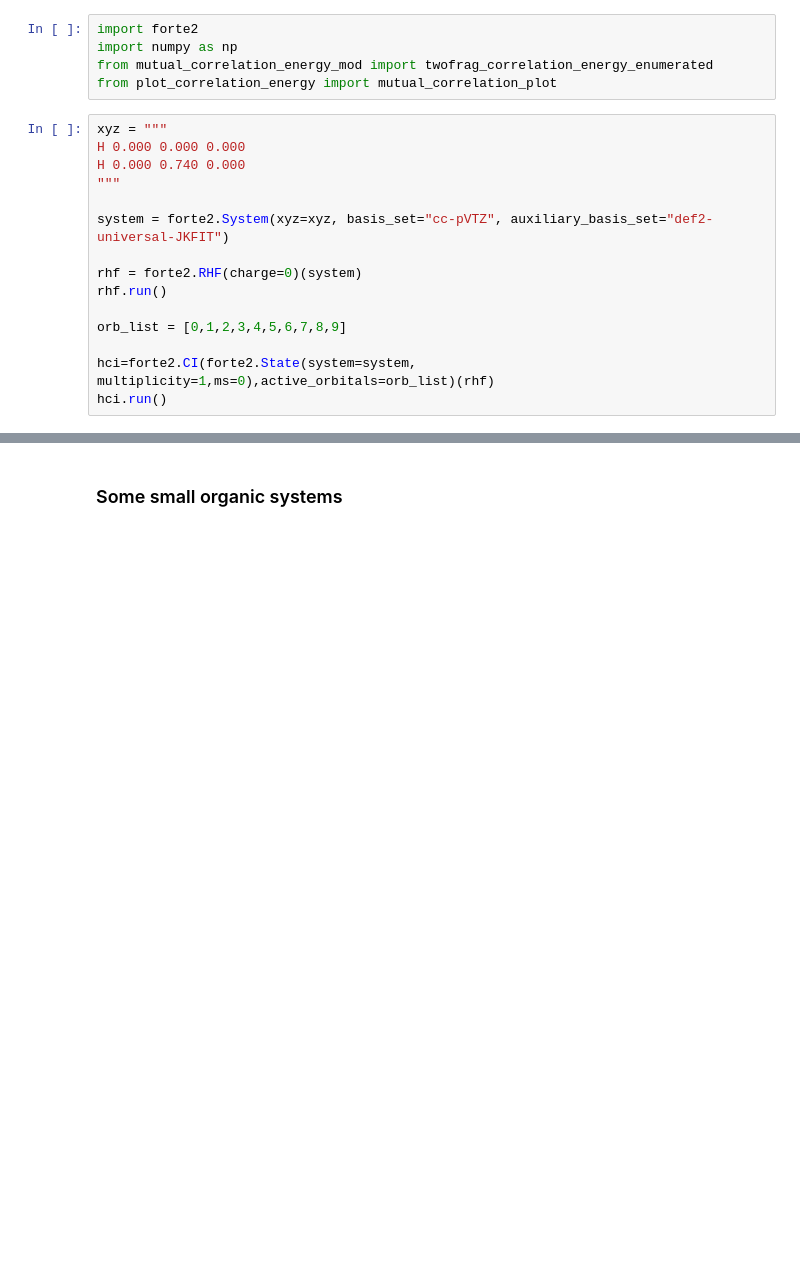
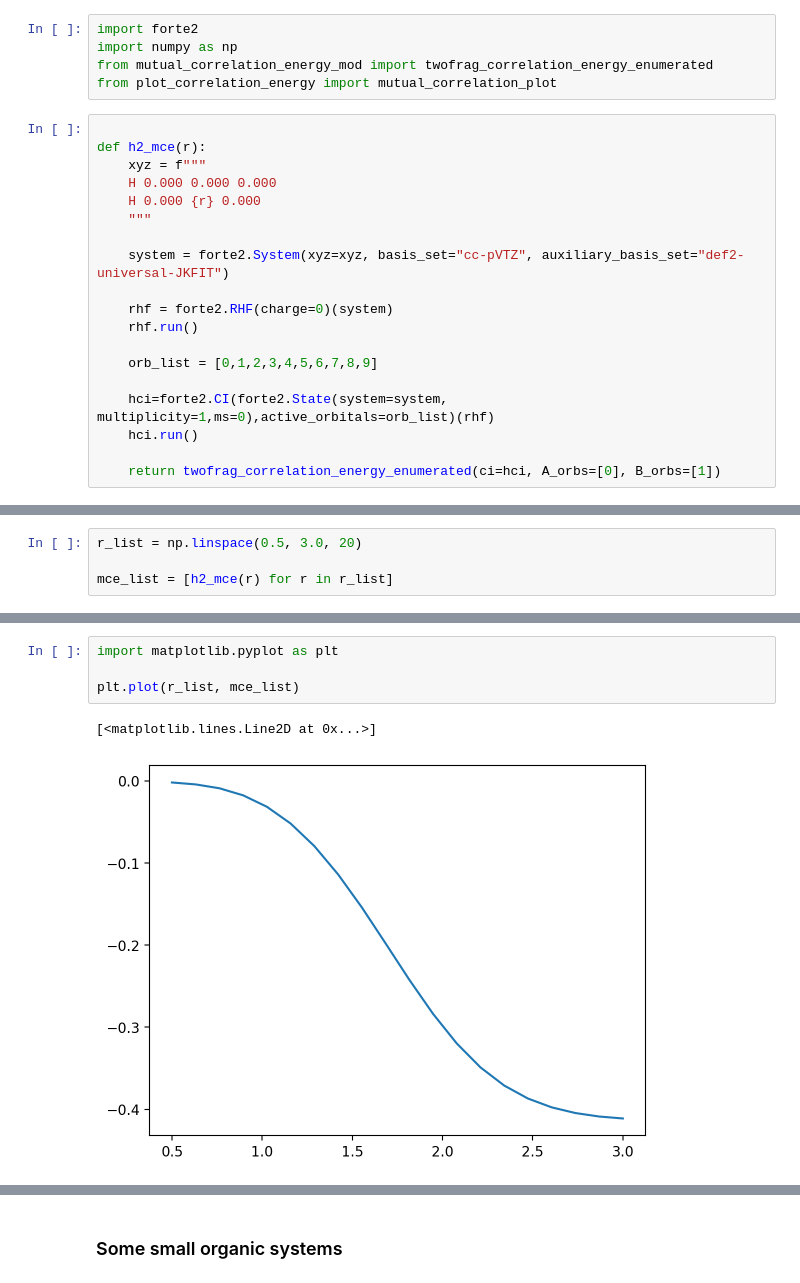
Before and after one commit to evangelistalab/forte2, a Jupyter notebook: tutorials/mca_energy/mce_tests.ipynb, the cells around one changed output, grey strips where cells are left out. Drawn from its saved outputs; the diff is of its cells as text; blank space fills up the shorter version.

```diff
--- a/tutorials/mca_energy/mce_tests.ipynb
+++ b/tutorials/mca_energy/mce_tests.ipynb
@@ -6,17 +6,21 @@ import numpy as np
 from mutual_correlation_energy_mod import twofrag_correlation_energy_enumerated
 from plot_correlation_energy import mutual_correlation_plot
 # %%
-xyz = """
-H 0.000 0.000 0.000
-H 0.000 0.740 0.000
-"""
 
-system = forte2.System(xyz=xyz, basis_set="cc-pVTZ", auxiliary_basis_set="def2-universal-JKFIT")
+def h2_mce(r):
+    xyz = f"""
+    H 0.000 0.000 0.000
+    H 0.000 {r} 0.000
+    """
 
-rhf = forte2.RHF(charge=0)(system)
-rhf.run()
+    system = forte2.System(xyz=xyz, basis_set="cc-pVTZ", auxiliary_basis_set="def2-universal-JKFIT")
 
-orb_list = [0,1,2,3,4,5,6,7,8,9]
+    rhf = forte2.RHF(charge=0)(system)
+    rhf.run()
 
-hci=forte2.CI(forte2.State(system=system, multiplicity=1,ms=0),active_orbitals=orb_list)(rhf)
-hci.run()
+    orb_list = [0,1,2,3,4,5,6,7,8,9]
+
+    hci=forte2.CI(forte2.State(system=system, multiplicity=1,ms=0),active_orbitals=orb_list)(rhf)
+    hci.run()
+
+    return twofrag_correlation_energy_enumerated(ci=hci, A_orbs=[0], B_orbs=[1])
@@ -47,0 +27,4 @@ for i in orb_list:
+# %%
+r_list = np.linspace(0.5, 3.0, 20)
+
+mce_list = [h2_mce(r) for r in r_list]
@@ -47,0 +49,7 @@ for i in orb_list:
+# %%
+import matplotlib.pyplot as plt
+
+plt.plot(r_list, mce_list)
+# %% [output]
+[<matplotlib.lines.Line2D at 0x...>]
+[figure, added]
```
Also changed, not shown: parts of 6 cells of this notebook, 57 other files.
